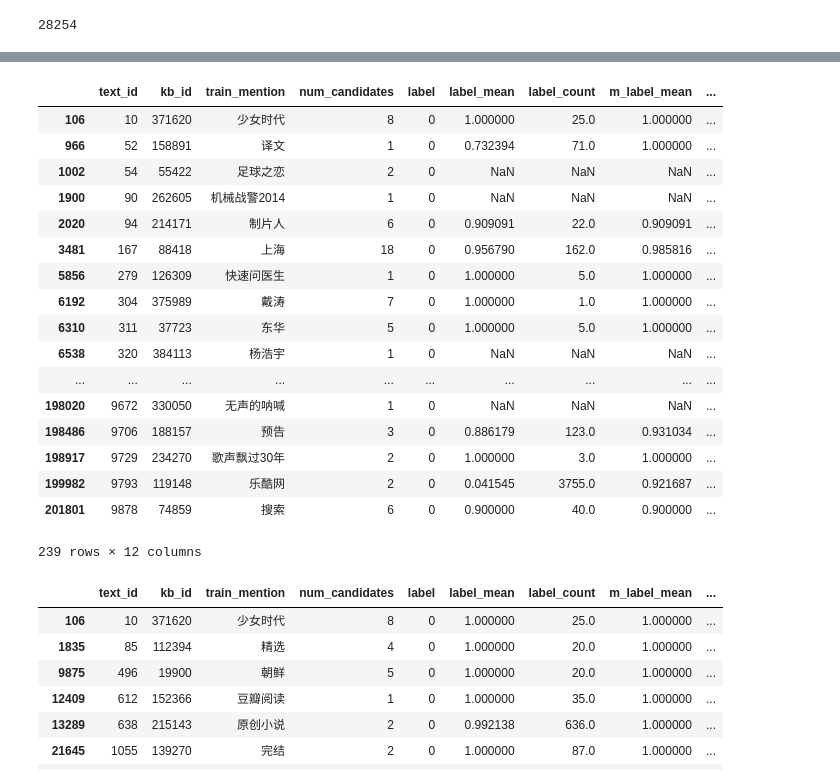
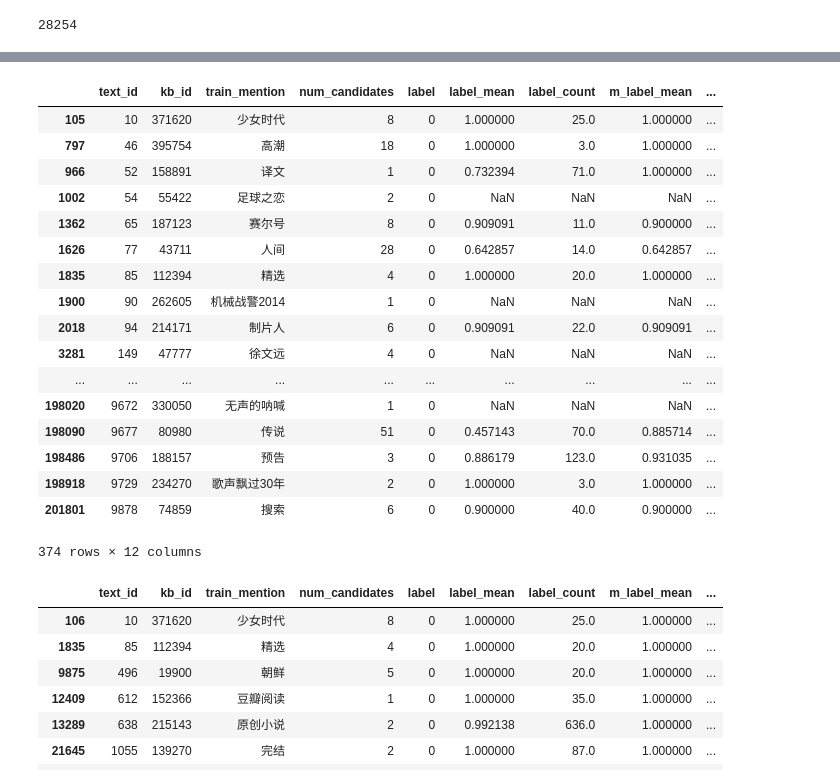
Before and after one commit to zhusleep/entity_link_bilstm_crf, a Jupyter notebook: lgb.ipynb, the cells around one changed output, grey strips where cells are left out. Drawn from its saved outputs; the diff is of its cells as text; code cells hidden in the pictures.

```diff
--- a/lgb.ipynb
+++ b/lgb.ipynb
@@ -271,7 +271,7 @@ param = {
     'n_estimators':10000,
     'min_child_weight':2,
     'subsample_freq':2,
-    'num_leaves':64,
+    'num_leaves':32,
     'n_jobs':-1,
 }
 # %%
@@ -426,26 +462,26 @@ val_data.loc[submit['label_id_max'],'positive']=1
 # %%
 a = val_data[val_data.positive!=val_data.label][['text_id','kb_id','train_mention','num_candidates','label','label_mean','label_count','m_label_mean','m_label_count',
           'cos_distance','rank_cos_distance','pred']]
-a[a.pred>0.95]
+a[a.pred>0.9]
 # %% [output]
 |  | text_id | kb_id | train_mention | num_candidates | label | label_mean | label_count | m_label_mean | ... |
-| 106 | 10 | 371620 | 少女时代 | 8 | 0 | 1.000000 | 25.0 | 1.000000 | ... |
+| 105 | 10 | 371620 | 少女时代 | 8 | 0 | 1.000000 | 25.0 | 1.000000 | ... |
+| 797 | 46 | 395754 | 高潮 | 18 | 0 | 1.000000 | 3.0 | 1.000000 | ... |
 | 966 | 52 | 158891 | 译文 | 1 | 0 | 0.732394 | 71.0 | 1.000000 | ... |
 | 1002 | 54 | 55422 | 足球之恋 | 2 | 0 | NaN | NaN | NaN | ... |
+| 1362 | 65 | 187123 | 赛尔号 | 8 | 0 | 0.909091 | 11.0 | 0.900000 | ... |
+| 1626 | 77 | 43711 | 人间 | 28 | 0 | 0.642857 | 14.0 | 0.642857 | ... |
+| 1835 | 85 | 112394 | 精选 | 4 | 0 | 1.000000 | 20.0 | 1.000000 | ... |
 | 1900 | 90 | 262605 | 机械战警2014 | 1 | 0 | NaN | NaN | NaN | ... |
-| 2020 | 94 | 214171 | 制片人 | 6 | 0 | 0.909091 | 22.0 | 0.909091 | ... |
-| 3481 | 167 | 88418 | 上海 | 18 | 0 | 0.956790 | 162.0 | 0.985816 | ... |
-| 5856 | 279 | 126309 | 快速问医生 | 1 | 0 | 1.000000 | 5.0 | 1.000000 | ... |
-| 6192 | 304 | 375989 | 戴涛 | 7 | 0 | 1.000000 | 1.0 | 1.000000 | ... |
-| 6310 | 311 | 37723 | 东华 | 5 | 0 | 1.000000 | 5.0 | 1.000000 | ... |
-| 6538 | 320 | 384113 | 杨浩宇 | 1 | 0 | NaN | NaN | NaN | ... |
+| 2018 | 94 | 214171 | 制片人 | 6 | 0 | 0.909091 | 22.0 | 0.909091 | ... |
+| 3281 | 149 | 47777 | 徐文远 | 4 | 0 | NaN | NaN | NaN | ... |
 | ... | ... | ... | ... | ... | ... | ... | ... | ... | ... |
 | 198020 | 9672 | 330050 | 无声的呐喊 | 1 | 0 | NaN | NaN | NaN | ... |
-| 198486 | 9706 | 188157 | 预告 | 3 | 0 | 0.886179 | 123.0 | 0.931034 | ... |
-| 198917 | 9729 | 234270 | 歌声飘过30年 | 2 | 0 | 1.000000 | 3.0 | 1.000000 | ... |
-| 199982 | 9793 | 119148 | 乐酷网 | 2 | 0 | 0.041545 | 3755.0 | 0.921687 | ... |
+| 198090 | 9677 | 80980 | 传说 | 51 | 0 | 0.457143 | 70.0 | 0.885714 | ... |
+| 198486 | 9706 | 188157 | 预告 | 3 | 0 | 0.886179 | 123.0 | 0.931035 | ... |
+| 198918 | 9729 | 234270 | 歌声飘过30年 | 2 | 0 | 1.000000 | 3.0 | 1.000000 | ... |
 | 201801 | 9878 | 74859 | 搜索 | 6 | 0 | 0.900000 | 40.0 | 0.900000 | ... |
-239 rows × 12 columns
+374 rows × 12 columns
 # %%
 a[(a.label_mean>=0.99)&(a.label_count>10)]
 # %% [output]
```
Also changed, not shown: parts of 3 cells of this notebook, 6 other files.
